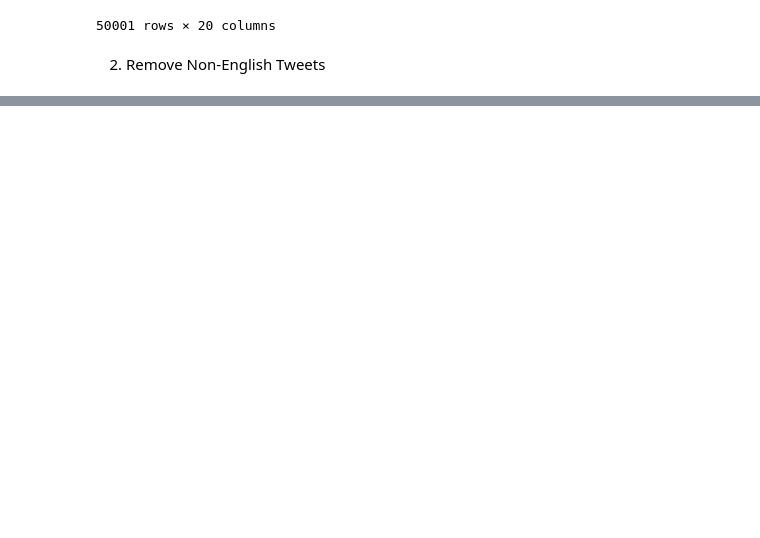
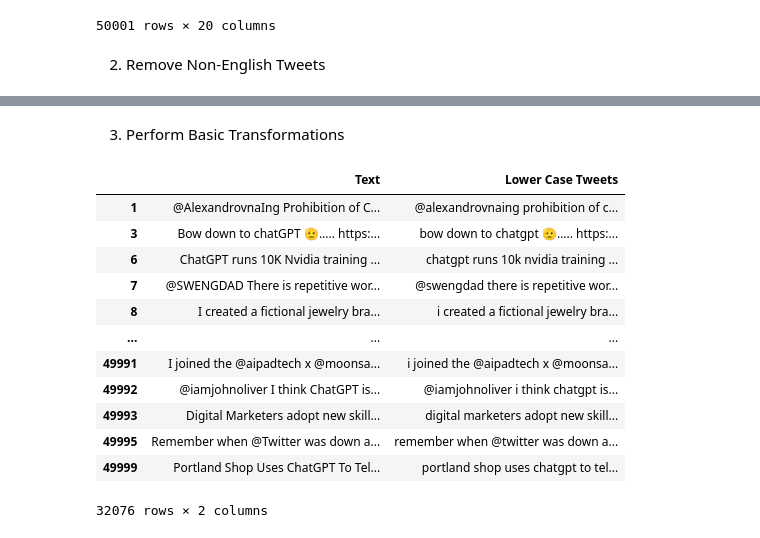
Before and after one commit to owenmonroe/OwenMonroe_TextMining_Fall23, a Jupyter notebook: HW_Assignment1/OwenMonroe_HW1.ipynb, the cells around one changed output, grey strips where cells are left out. Saved outputs shown, nothing was run; the diff lists cells and outputs as text; code cells hidden in the pictures; blank space fills up the shorter version.

Commit message:
Update OwenMonroe_HW1.ipynb
text preproc work (before tokenizing)

```diff
--- a/HW_Assignment1/OwenMonroe_HW1.ipynb
+++ b/HW_Assignment1/OwenMonroe_HW1.ipynb
@@ -42,0 +40,9 @@ english_words = set(nltk.corpus.words.words())
+# %%
+en_df = gpt_tweets_df.drop(gpt_tweets_df[gpt_tweets_df['Language'] != 'en'].index)
+en_instances = en_df.size
+
+print(en_instances)
+en_df
+
+
+# https://saturncloud.io/blog/how-to-remove-rows-with-specific-values-in-pandas-dataframe/#:~:text=Another%20method%20to%20remove%20rows,value%20we%20want%20to%20remove.
@@ -42,0 +64,22 @@ english_words = set(nltk.corpus.words.words())
+# %% [markdown]
+3. Perform Basic Transformations
+# %%
+en_df['Text']
+en_df['Lower Case Tweets'] = en_df['Text'].str.lower()
+
+en_df[['Text', 'Lower Case Tweets']]
+#https://sparkbyexamples.com/pandas/convert-pandas-column-to-lowercase/#:~:text=We%20can%20use%20str.,function%20on%20a%20specific%20column.
+# %% [output]
+|  | Text | Lower Case Tweets |
+| 1 | @AlexandrovnaIng Prohibition of C... | @alexandrovnaing prohibition of c... |
+| 3 | Bow down to chatGPT 🫡..... https:... | bow down to chatgpt 🫡..... https:... |
+| 6 | ChatGPT runs 10K Nvidia training ... | chatgpt runs 10k nvidia training ... |
+| 7 | @SWENGDAD There is repetitive wor... | @swengdad there is repetitive wor... |
+| 8 | I created a fictional jewelry bra... | i created a fictional jewelry bra... |
+| ... | ... | ... |
+| 49991 | I joined the @aipadtech x @moonsa... | i joined the @aipadtech x @moonsa... |
+| 49992 | @iamjohnoliver I think ChatGPT is... | @iamjohnoliver i think chatgpt is... |
+| 49993 | Digital Marketers adopt new skill... | digital marketers adopt new skill... |
+| 49995 | Remember when @Twitter was down a... | remember when @twitter was down a... |
+| 49999 | Portland Shop Uses ChatGPT To Tel... | portland shop uses chatgpt to tel... |
+32076 rows × 2 columns
```
Also changed, not shown: parts of 11 cells of this notebook.
